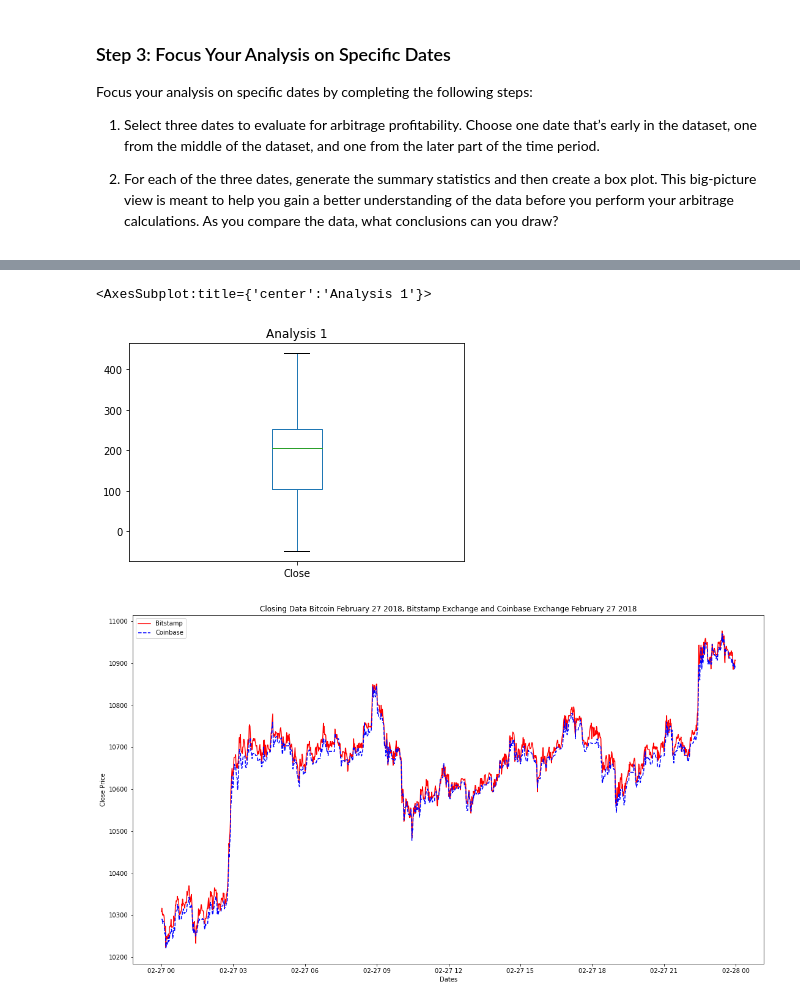
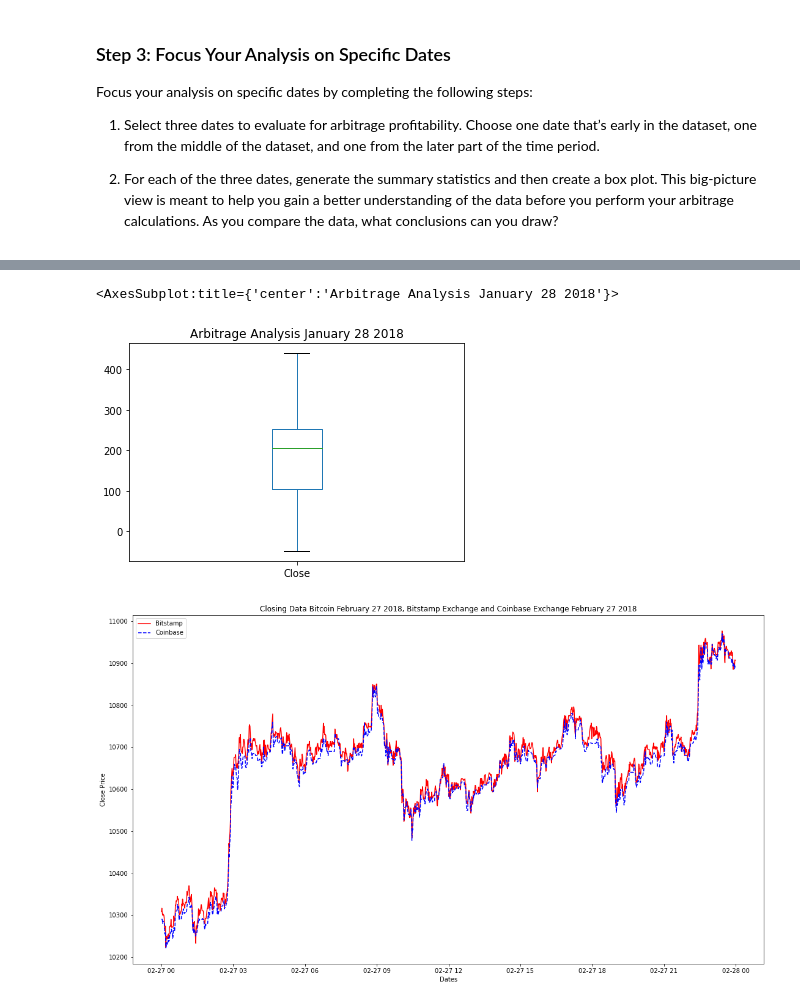
Before and after one commit to madhugirl/Crypto-Arbitrage-Opportunity, a Jupyter notebook: crypto_arbitrage.ipynb, the cells around one changed output, grey strips where cells are left out. Cells and saved outputs as stored; diff of their text form; code cells hidden in the pictures.

```diff
--- a/crypto_arbitrage.ipynb
+++ b/crypto_arbitrage.ipynb
@@ -514,13 +506,13 @@ See the caveats in the documentation: https://pandas.pydata.org/pandas-docs/stab
 # %%
  # Visualize the arbitrage spread from early in the dataset in a box plot
 
 arbitrage_spread_1 = bitstamp_sliced["Close"].loc ["2018-1-28":"2018-1-29"] - coinbase_sliced["Close"].loc ["2018-1-28":"2018-1-29"]
 
 
-arbitrage_spread_1.plot(kind = "box", title = "Analysis 1")
+arbitrage_spread_1.plot(kind = "box", title = "Arbitrage Analysis January 28 2018")
 # %% [output]
-<AxesSubplot:title={'center':'Analysis 1'}>
+<AxesSubplot:title={'center':'Arbitrage Analysis January 28 2018'}>
-[figure, old version]
+[figure, new version]
 # %%
 # Create an overlay plot that visualizes the two dataframes over a period of one day from the middle of the dataset.
 # Be sure that the plots include the parameters `legend`, `figsize`, `title`, `color` and `label`
```
Also changed, not shown: parts of 6 cells of this notebook.
